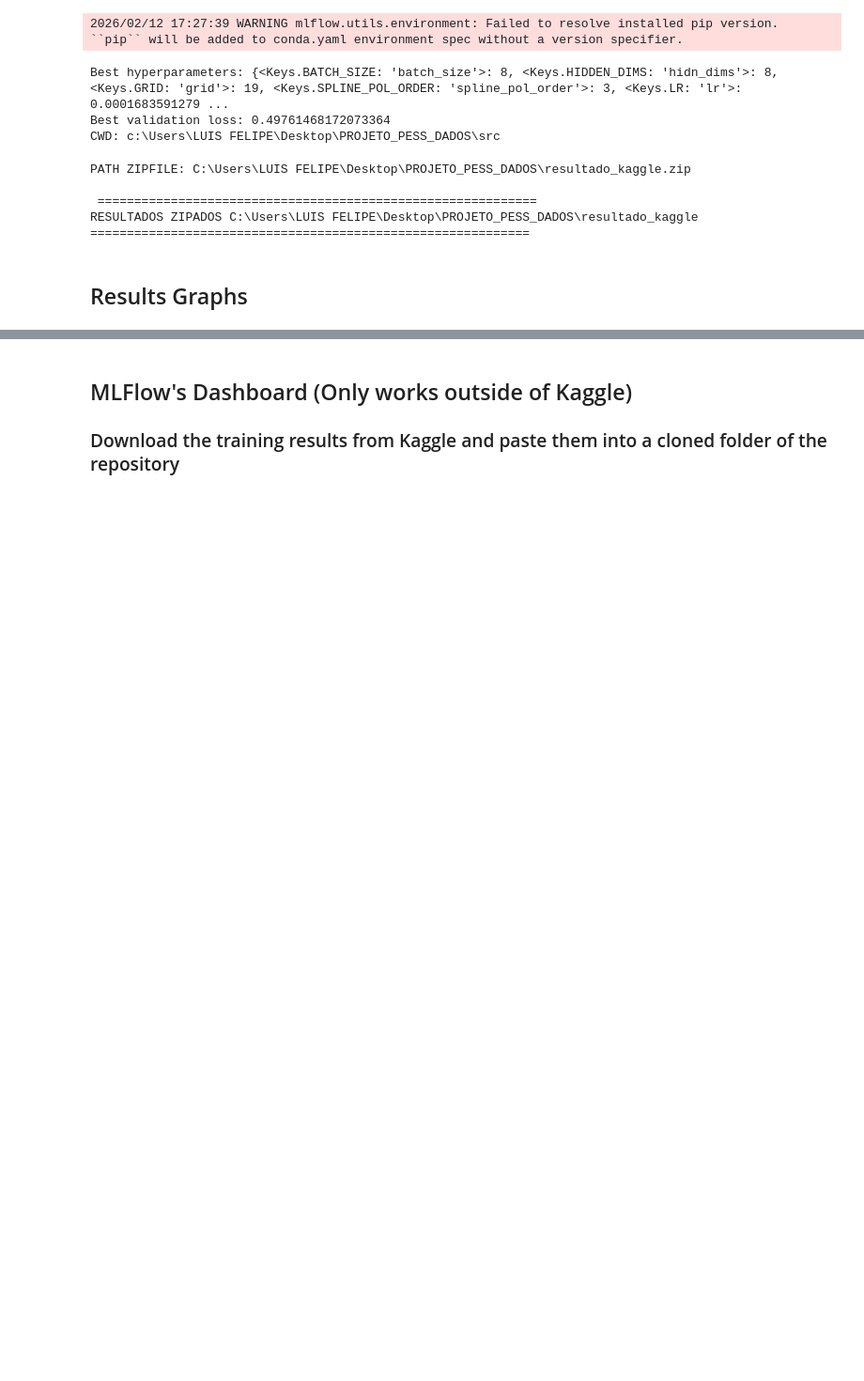
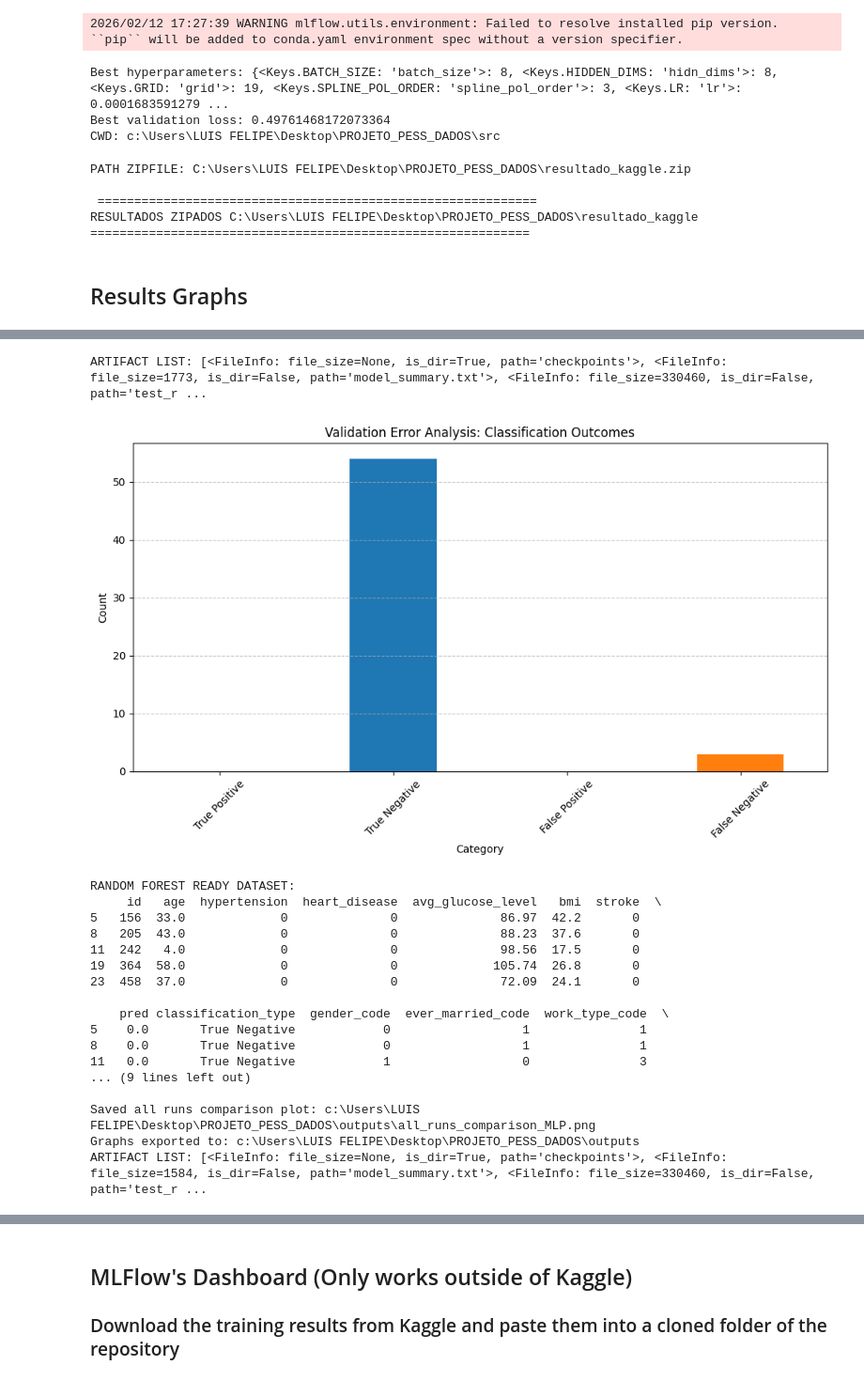
Before and after one commit to lfaoliveira/STROKE_PREDICTION, a Jupyter notebook: src/main.ipynb, the cells around one changed output, grey strips where cells are left out. Shown at 94% size. Cells and saved outputs as stored; diff of their text form; code cells hidden in the pictures; blank space fills up the shorter version.

Commit message:
feat: model error visualization

```diff
--- a/src/main.ipynb
+++ b/src/main.ipynb
@@ -753,35 +753,33 @@ import mlflow
 from typing import Literal
 from DataProcesser.utils import final_analysis
 
-# Set MLflow tracking URI
-mlflow.set_tracking_uri(f"sqlite:///{PATH_CODE}/mlflow.db")
-os.environ["OPTUNA_BEST_RUN_PREFIX"] = "best_run"
-# --------#
-ARQ_TYPE = Literal["MLP", "KAN", "SVM", "XGBOOST"]  ## MODEL ARCHITECTURE
-models: list[ARQ_TYPE] = ["MLP", "KAN"]
-os.environ["OPTUNA"] = "True"
 # Saves directly to env output dir
 output_dir = PATH_OUTPUT_DIR
 if os.environ["AMBIENTE"] == "KAGGLE":
     output_dir = PATH_DATASET.parent
 
+# Set MLflow tracking URI
+mlflow.set_tracking_uri(f"sqlite:///{PATH_CODE}/mlflow.db")
+ARQ_TYPE = Literal["MLP", "KAN", "SVM", "XGBOOST"]  ## MODEL ARCHITECTURE
+models: list[ARQ_TYPE] = ["MLP", "KAN"]
+os.environ["OPTUNA"] = "True"
+
 SORT_METRIC = "val_f_beta_avg"
-# os.environ["TEST_DF_PATH"] = "classify_results.csv"
-RESIDUAL = False
-compare_df, resProcesser = final_analysis(models, output_dir, SORT_METRIC, residual=RESIDUAL)
+RESIDUAL = True
+compare_df, resProcesser = final_analysis(
+    models, output_dir, SORT_METRIC, residual=RESIDUAL
+)
 
 compare_df.drop(columns="epoch_avg")
 compare_df.to_csv(output_dir / "classify_results.csv")
 print(compare_df.to_string())
 
+ser_fbeta = compare_df[SORT_METRIC].sort_values(ascending=False)
 best_model, fbeta_value = next(ser_fbeta.items())
-ser_fbeta = compare_df[SORT_METRIC].sort_values(ascending=False)
 print(f"BEST MODEL: *{best_model}* WITH F-BETA: {fbeta_value}\n")
 
 # If true, execute residual analysis of best model's errors
 if RESIDUAL:
-    resProcesser.fit_predict(str(best_model))
-
-
-plot_classification_errors(compare_df, "")
+    # resProcesser.fit_predict(str(best_model))
+    pass
 # %% [output]
@@ -796,0 +792,19 @@ BEST MODEL: *MLP* WITH F-BETA: 0.639472246170044
+ARTIFACT LIST: [<FileInfo: file_size=None, is_dir=True, path='checkpoints'>, <FileInfo: file_size=1773, is_dir=False, path='model_summary.txt'>, <FileInfo: file_size=330460, is_dir=False, path='test_r ...
+[figure, added]
+RANDOM FOREST READY DATASET:
+     id   age  hypertension  heart_disease  avg_glucose_level   bmi  stroke  \
+5   156  33.0             0              0              86.97  42.2       0
+8   205  43.0             0              0              88.23  37.6       0
+11  242   4.0             0              0              98.56  17.5       0
+19  364  58.0             0              0             105.74  26.8       0
+23  458  37.0             0              0              72.09  24.1       0
+
+    pred classification_type  gender_code  ever_married_code  work_type_code  \
+5    0.0       True Negative            0                  1               1
+8    0.0       True Negative            0                  1               1
+11   0.0       True Negative            1                  0               3
+... (9 lines left out)
+
+Saved all runs comparison plot: c:\Users\LUIS FELIPE\Desktop\PROJETO_PESS_DADOS\outputs\all_runs_comparison_MLP.png
+Graphs exported to: c:\Users\LUIS FELIPE\Desktop\PROJETO_PESS_DADOS\outputs
+ARTIFACT LIST: [<FileInfo: file_size=None, is_dir=True, path='checkpoints'>, <FileInfo: file_size=1584, is_dir=False, path='model_summary.txt'>, <FileInfo: file_size=330460, is_dir=False, path='test_r ...
```
Also changed, not shown: parts of 2 cells of this notebook, 5 other files.
